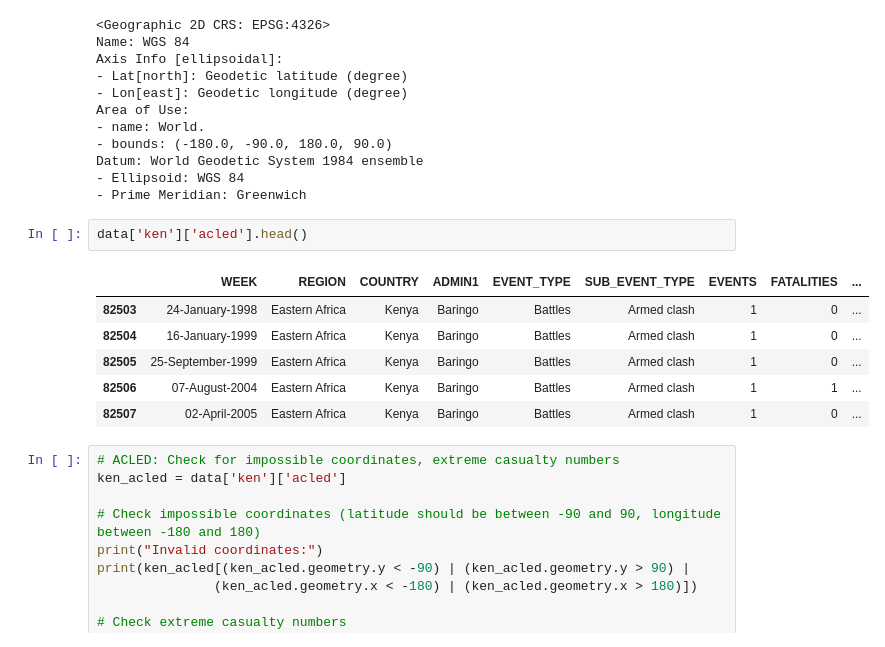
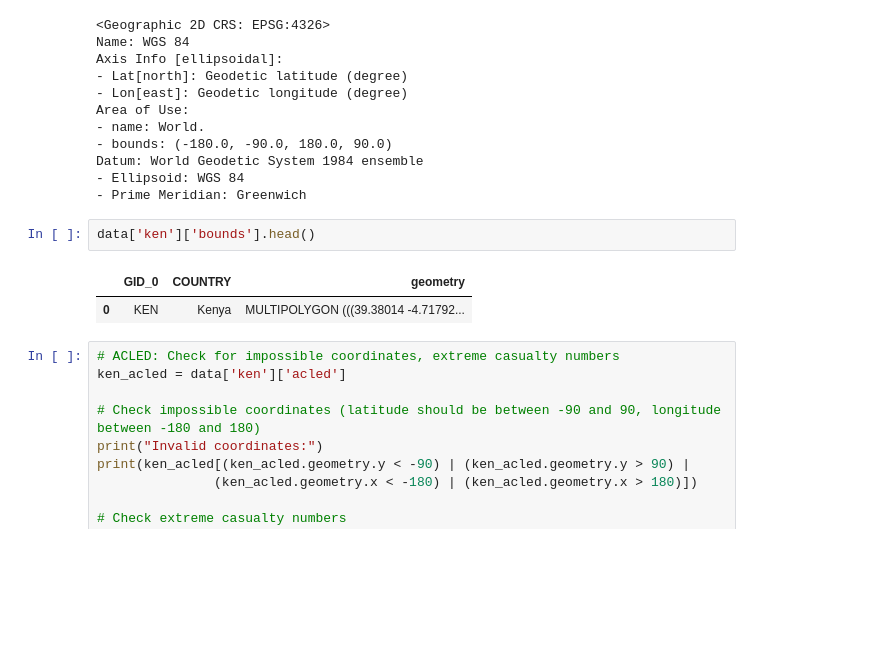
Before and after one commit to tomwaldin/east_africa_conflict_analysis, a Jupyter notebook: notebooks/exploratory_data_analysis.ipynb, the cells around one changed output. Cells and saved outputs as stored; diff of their text form; blank space fills up the shorter version.

Commit message:
bug fix in load data, wrote feture engineering

```diff
--- a/notebooks/exploratory_data_analysis.ipynb
+++ b/notebooks/exploratory_data_analysis.ipynb
@@ -161,14 +155,10 @@ Datum: World Geodetic System 1984 ensemble
 - Ellipsoid: WGS 84
 - Prime Meridian: Greenwich
 # %%
-data['ken']['acled'].head()
+data['ken']['bounds'].head()
 # %% [output]
-|  | WEEK | REGION | COUNTRY | ADMIN1 | EVENT_TYPE | SUB_EVENT_TYPE | EVENTS | FATALITIES | ... |
-| 82503 | 24-January-1998 | Eastern Africa | Kenya | Baringo | Battles | Armed clash | 1 | 0 | ... |
-| 82504 | 16-January-1999 | Eastern Africa | Kenya | Baringo | Battles | Armed clash | 1 | 0 | ... |
-| 82505 | 25-September-1999 | Eastern Africa | Kenya | Baringo | Battles | Armed clash | 1 | 0 | ... |
-| 82506 | 07-August-2004 | Eastern Africa | Kenya | Baringo | Battles | Armed clash | 1 | 1 | ... |
-| 82507 | 02-April-2005 | Eastern Africa | Kenya | Baringo | Battles | Armed clash | 1 | 0 | ... |
+|  | GID_0 | COUNTRY | geometry |
+| 0 | KEN | Kenya | MULTIPOLYGON (((39.38014 -4.71792... |
 # %%
 # ACLED: Check for impossible coordinates, extreme casualty numbers
 ken_acled = data['ken']['acled']
```
Also changed, not shown: parts of 9 cells of this notebook, 2 other files.
